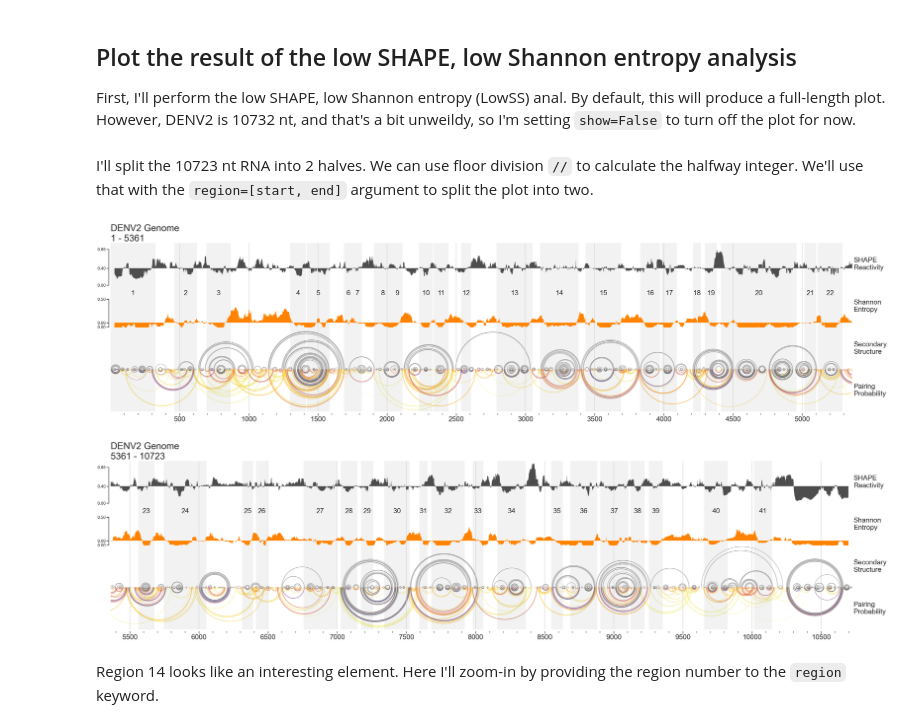
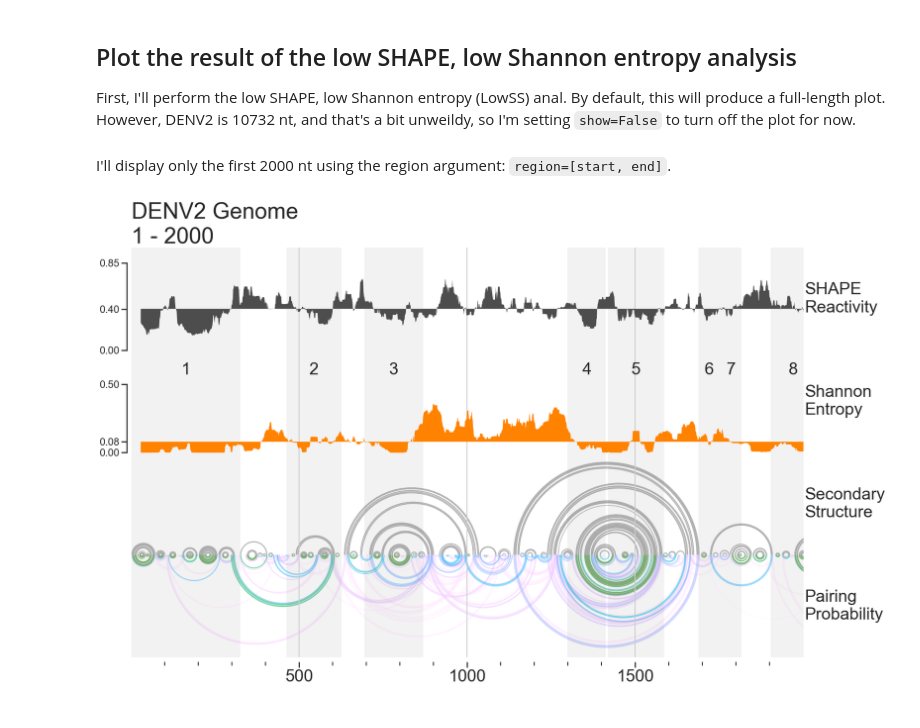
Before and after one commit to Weeks-UNC/RNAvigate, a Jupyter notebook: docs/poster/denv2/DENV2.ipynb, the cells around one changed output. Cells and saved outputs as stored; diff of their text form; code cells hidden in the pictures.

```diff
--- a/docs/poster/denv2/DENV2.ipynb
+++ b/docs/poster/denv2/DENV2.ipynb
@@ -41,16 +51,13 @@ plot. However, DENV2 is 10732 nt, and that's a bit unweildy, so I'm setting
 `show=False` to turn off the plot for now.
 # %%
 analysis = rnav.LowSS(sample, show=False)
-# %% [markdown]
-I'll split the 10723 nt RNA into 2 halves. We can use floor division `//` to
-calculate the halfway integer. We'll use that with the `region=[start, end]`
-argument to split the plot into two.
-# %%
-analysis.plot_LowSS(region=[1, 10723//2])
-analysis.plot_LowSS(region=[10723//2, 10723])
-# %% [output]
-[figure, removed]
-[figure, removed]
-# %% [markdown]
-Region 14 looks like an interesting element. Here I'll zoom-in by providing the
-region number to the `region` keyword.
+# %% [markdown]
+I'll display only the first 2000 nt using the region argument:
+`region=[start, end]`.
+# %%
+analysis.plot_LowSS(region=[1, 2000])
+
+# import matplotlib.pyplot as plt
+# plt.savefig("denv2.svg")
+# %% [output]
+[figure, added]
```
Also changed, not shown: parts of 3 cells of this notebook, 2 other files.
